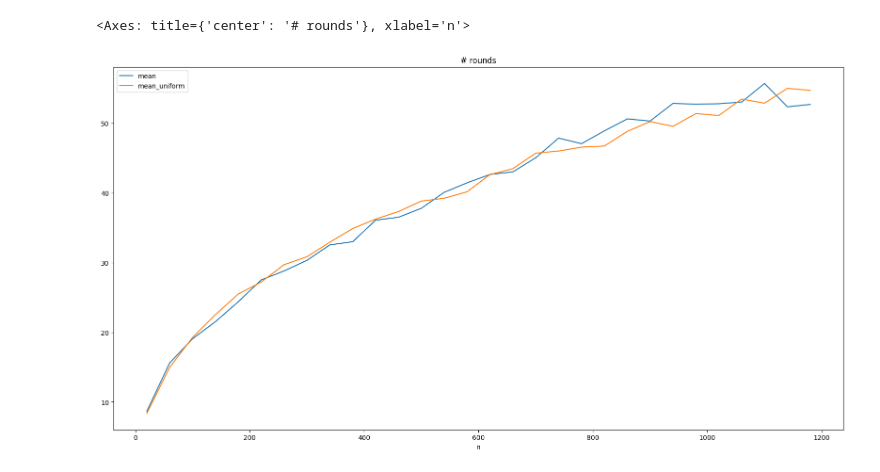
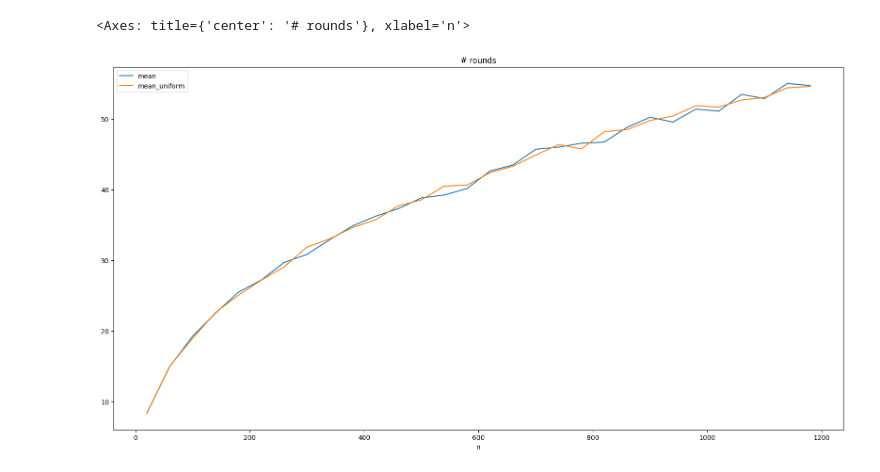
Before and after one commit to pucikplay/MPA, a Jupyter notebook: L3/l3.ipynb, the cells around one changed output. Drawn from its saved outputs; the diff is of its cells as text; code cells hidden in the pictures.

```diff
--- a/L3/l3.ipynb
+++ b/L3/l3.ipynb
@@ -25,9 +25,9 @@ df_my.head()
 # %%
-df_my['mean_uniform'] = list(df['mean'])[:34]
+df_my['mean_uniform'] = list(df['mean'])[:30]
 df_my.plot(x='n', y=['mean', 'mean_uniform'], figsize=(20,10), title='# rounds')
 # %% [output]
 <Axes: title={'center': '# rounds'}, xlabel='n'>
-[figure, old version]
+[figure, new version]
 # %%
 df['expT+'] = df['time'] + df['expT']
 df['expT-'] = df['time'] - df['expT']
```
Also changed, not shown: parts of 9 cells of this notebook, 2 other files.
